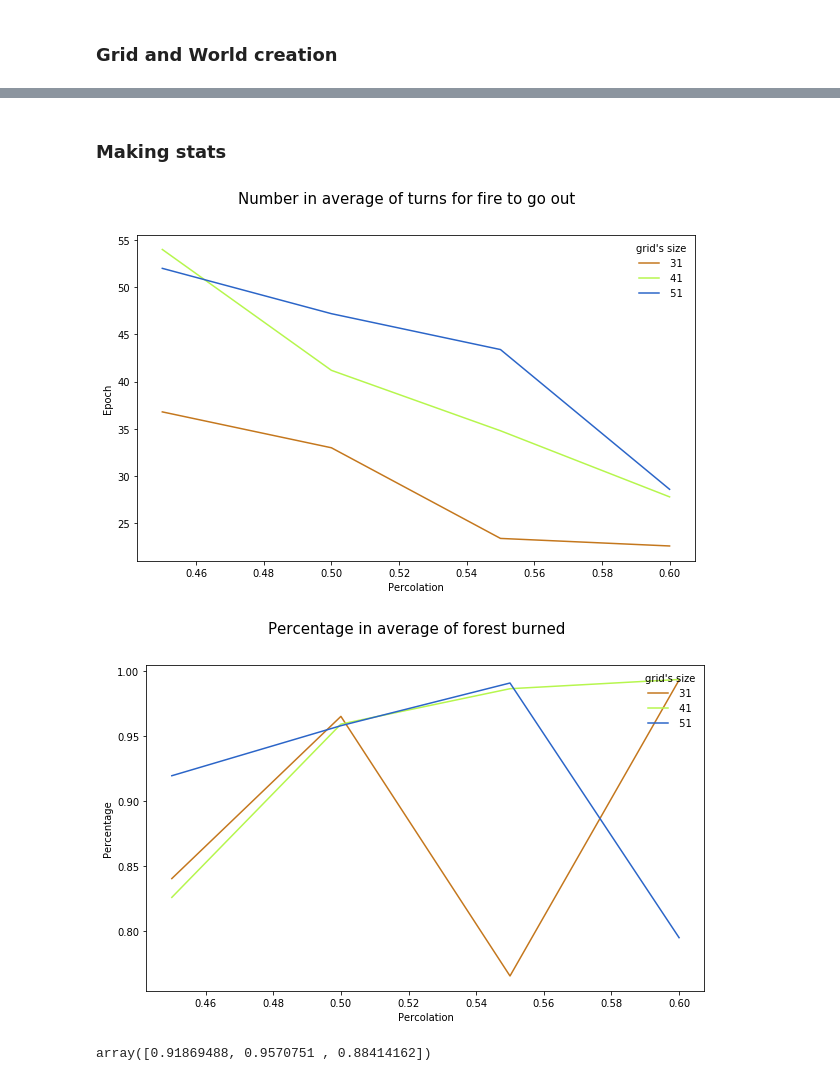
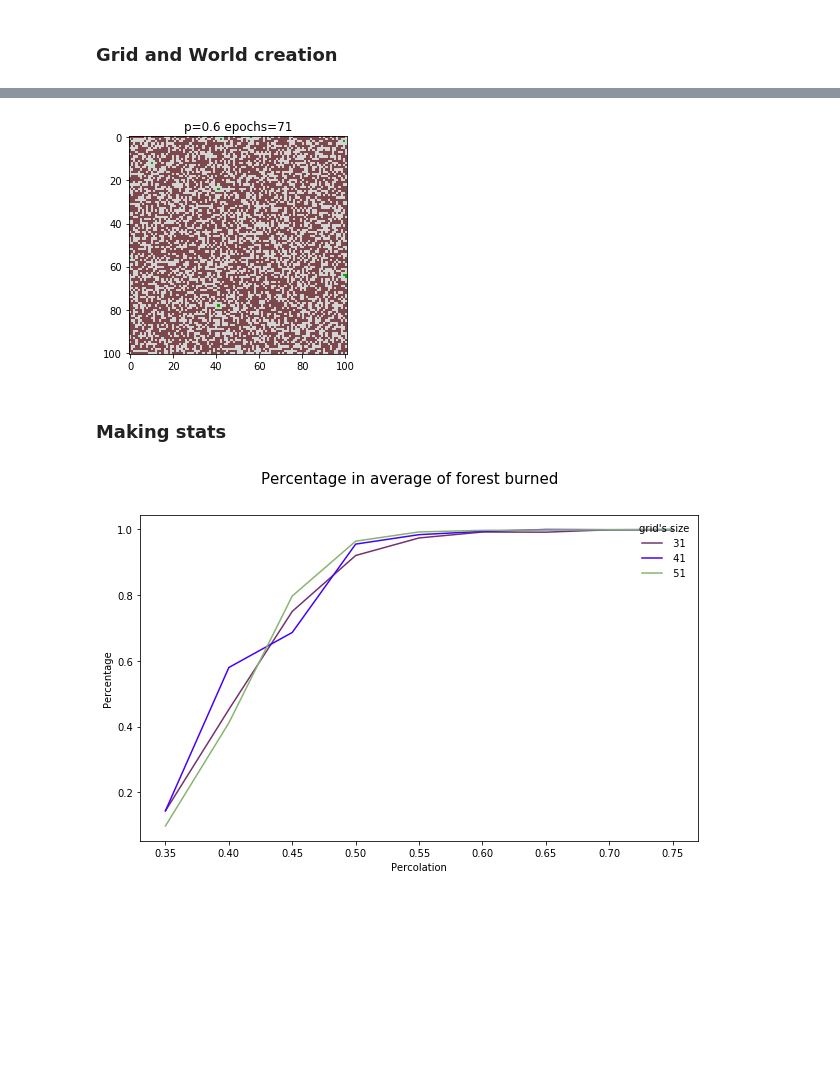
Before and after one commit to Tmehamli/automate-cellulaire, a Jupyter notebook: fireforest.ipynb, the cells around one changed output, grey strips where cells are left out. Saved outputs shown, nothing was run; the diff lists cells and outputs as text; code cells hidden in the pictures; blank space fills up the shorter version.

```diff
--- a/fireforest.ipynb
+++ b/fireforest.ipynb
@@ -133,10 +125,18 @@ class World:
                 os.remove(im)
             output_file = 'Gif-%s.gif' % datetime.datetime.now().strftime('%Y-%M-%d-%H-%M-%S')
             imageio.mimsave(output_file, imagesIo, duration=duration)
+# %%
+p = 0.6
+SIZE = 101
+w = World(p=p, SIZE=SIZE)
+w.until_ash(save_plot=True)
+w.create_gif()
+# %% [output]
+[figure, added]
 # %% [markdown]
 ### Making stats ###
 # %%
-percolations = np.arange(0.45, 0.65, 0.05 )
+percolations = np.arange(0.25, 0.80, 0.05 )
 SIZES = np.arange(31, 61, step=10)
 N = 5
 data = {}
@@ -158,35 +158,24 @@ for SIZE in SIZES:
 #print("epochs need before end of fire: {}".format(epochs_need))
 # %%
 # Initialise the figure and axes.
-fig1, ax1 = plt.subplots(1, figsize=(10, 6))
 fig2, ax2 = plt.subplots(1, figsize=(10, 6))
 
 # Set the title for the figure
-fig1.suptitle('Number in average of turns for fire to go out', fontsize=15)
 fig2.suptitle('Percentage in average of forest burned', fontsize=15)
 
 # Draw all the lines in the same plot, assigning a label for each one to be
 # shown in the legend.
 for size in SIZES:
     rgb = np.random.rand(3)
-    ax1.plot(percolations, data[size,'epoch'], color=rgb, label=" {}".format(size))
     ax2.plot(percolations, data[size, '%forestAlive'], color=rgb, label=" {}".format(size))
-plt.figure(1)
-plt.xlabel('Percolation')
-plt.ylabel('Epoch')
 # Add a legend, and position it on the lower right (with no box)
 plt.legend(loc="upper right", title="grid's size", frameon=False)
 
-plt.figure(2)
+
 plt.xlabel('Percolation')
 plt.ylabel('Percentage')
 plt.legend(loc="upper right", title="grid's size", frameon=False)
 
 plt.show()
 # %% [output]
-[figure, old version]
+[figure, new version]
-[figure, removed]
-# %%
-np.random.rand(3)
-# %% [output]
-array([0.91869488, 0.9570751 , 0.88414162])
```
Also changed, not shown: parts of 1 cell of this notebook, 3 other files.
